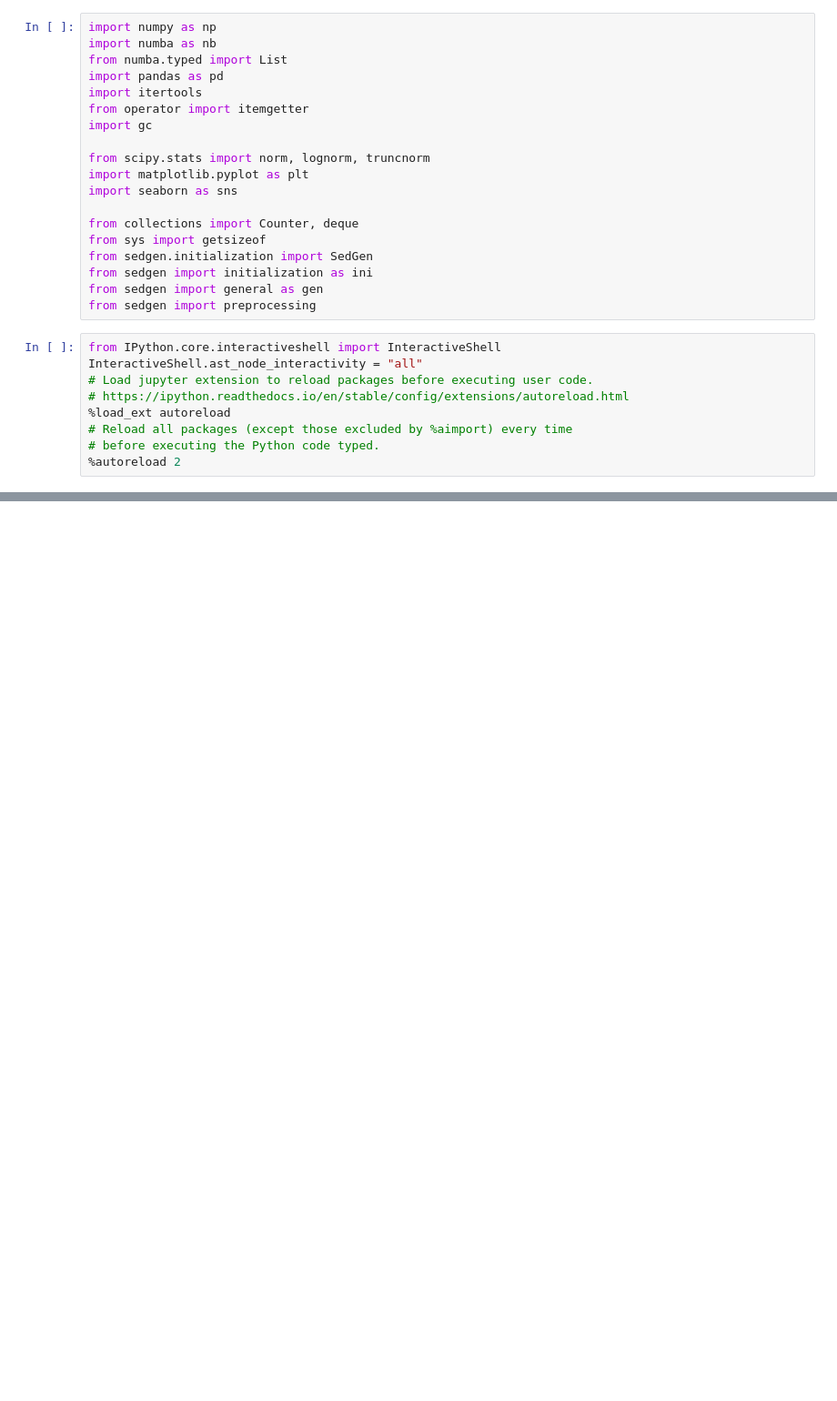
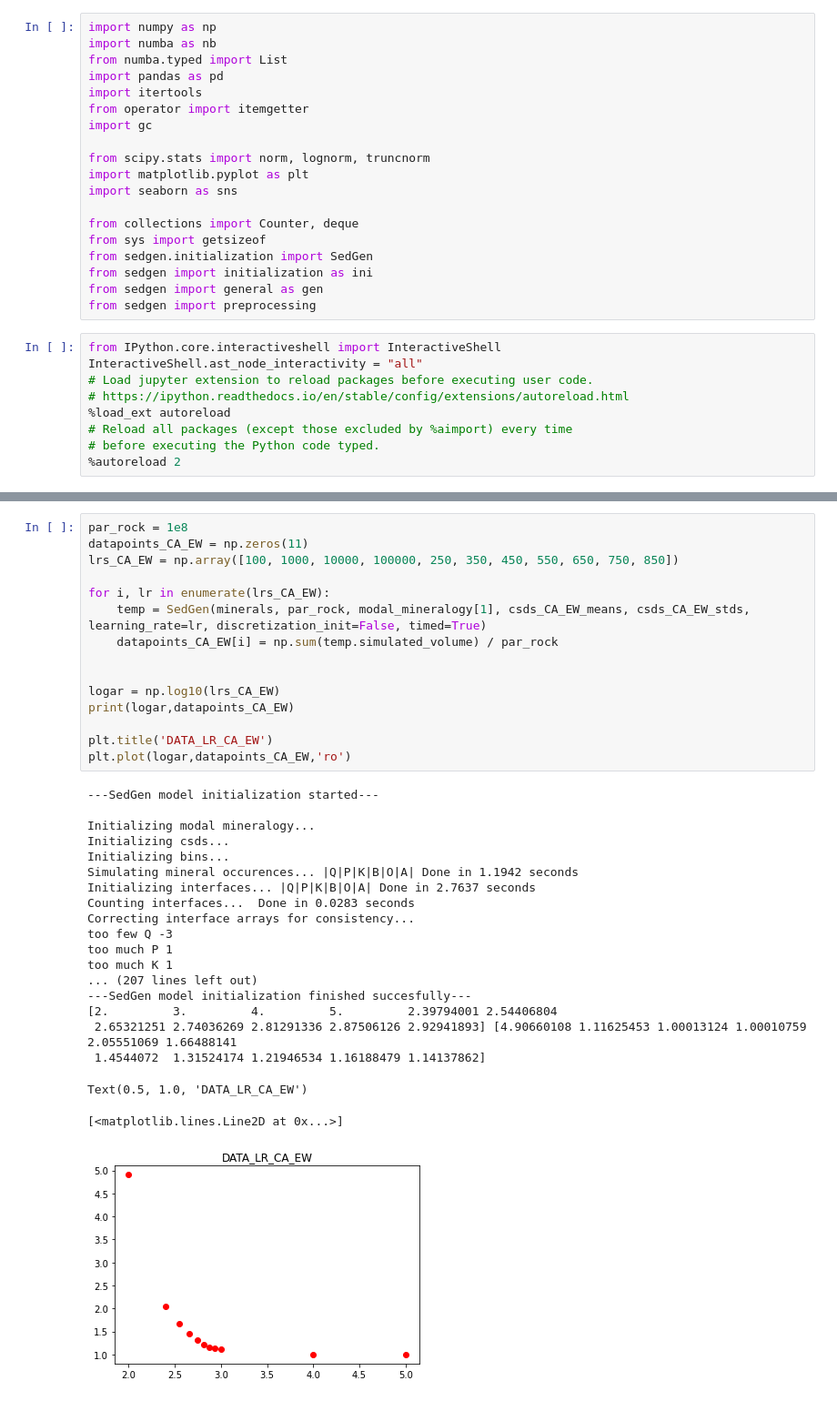
Before and after one commit to QuintenW98/SedgenmasterthesisQ, a Jupyter notebook: notebooks/testplotting.ipynb, the cells around one changed output, grey strips where cells are left out. Shown at 91% size. Cells and saved outputs as stored; diff of their text form; blank space fills up the shorter version.

```diff
--- a/notebooks/testplotting.ipynb
+++ b/notebooks/testplotting.ipynb
@@ -341,0 +105,36 @@ too few K -4
+# %%
+par_rock = 1e8
+datapoints_CA_EW = np.zeros(11)
+lrs_CA_EW = np.array([100, 1000, 10000, 100000, 250, 350, 450, 550, 650, 750, 850])
+
+for i, lr in enumerate(lrs_CA_EW):
+    temp = SedGen(minerals, par_rock, modal_mineralogy[1], csds_CA_EW_means, csds_CA_EW_stds, learning_rate=lr, discretization_init=False, timed=True)
+    datapoints_CA_EW[i] = np.sum(temp.simulated_volume) / par_rock
+
+
+logar = np.log10(lrs_CA_EW)
+print(logar,datapoints_CA_EW)
+
+plt.title('DATA_LR_CA_EW')
+plt.plot(logar,datapoints_CA_EW,'ro')
+# %% [output]
+---SedGen model initialization started---
+
+Initializing modal mineralogy...
+Initializing csds...
+Initializing bins...
+Simulating mineral occurences... |Q|P|K|B|O|A| Done in 1.1942 seconds
+Initializing interfaces... |Q|P|K|B|O|A| Done in 2.7637 seconds
+Counting interfaces...  Done in 0.0283 seconds
+Correcting interface arrays for consistency...
+too few Q -3
+too much P 1
+too much K 1
+... (207 lines left out)
+---SedGen model initialization finished succesfully---
+[2.         3.         4.         5.         2.39794001 2.54406804
+ 2.65321251 2.74036269 2.81291336 2.87506126 2.92941893] [4.90660108 1.11625453 1.00013124 1.00010759 2.05551069 1.66488141
+ 1.4544072  1.31524174 1.21946534 1.16188479 1.14137862]
+Text(0.5, 1.0, 'DATA_LR_CA_EW')
+[<matplotlib.lines.Line2D at 0x...>]
+[figure, added]
```
Also changed, not shown: parts of 13 cells of this notebook.
